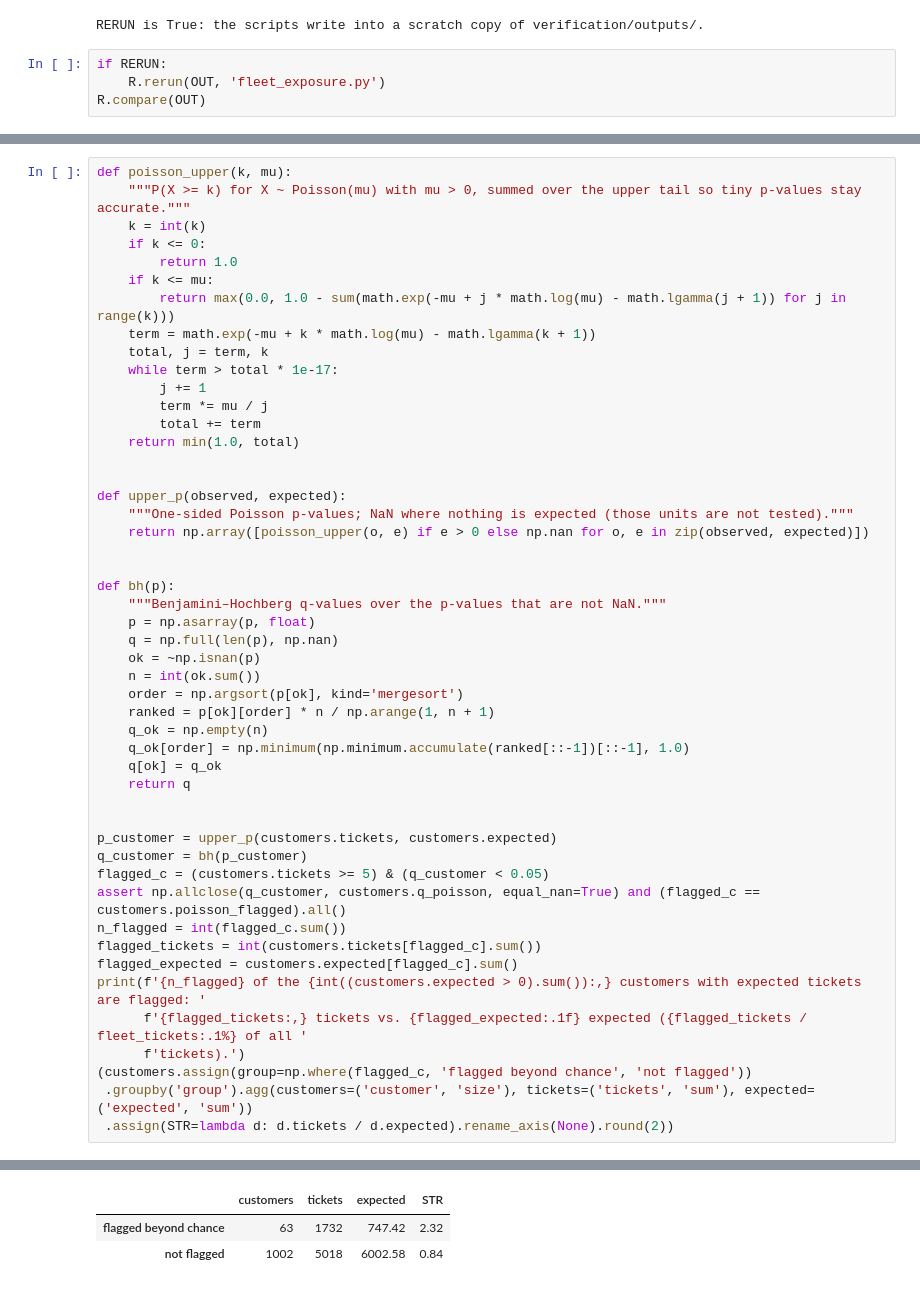
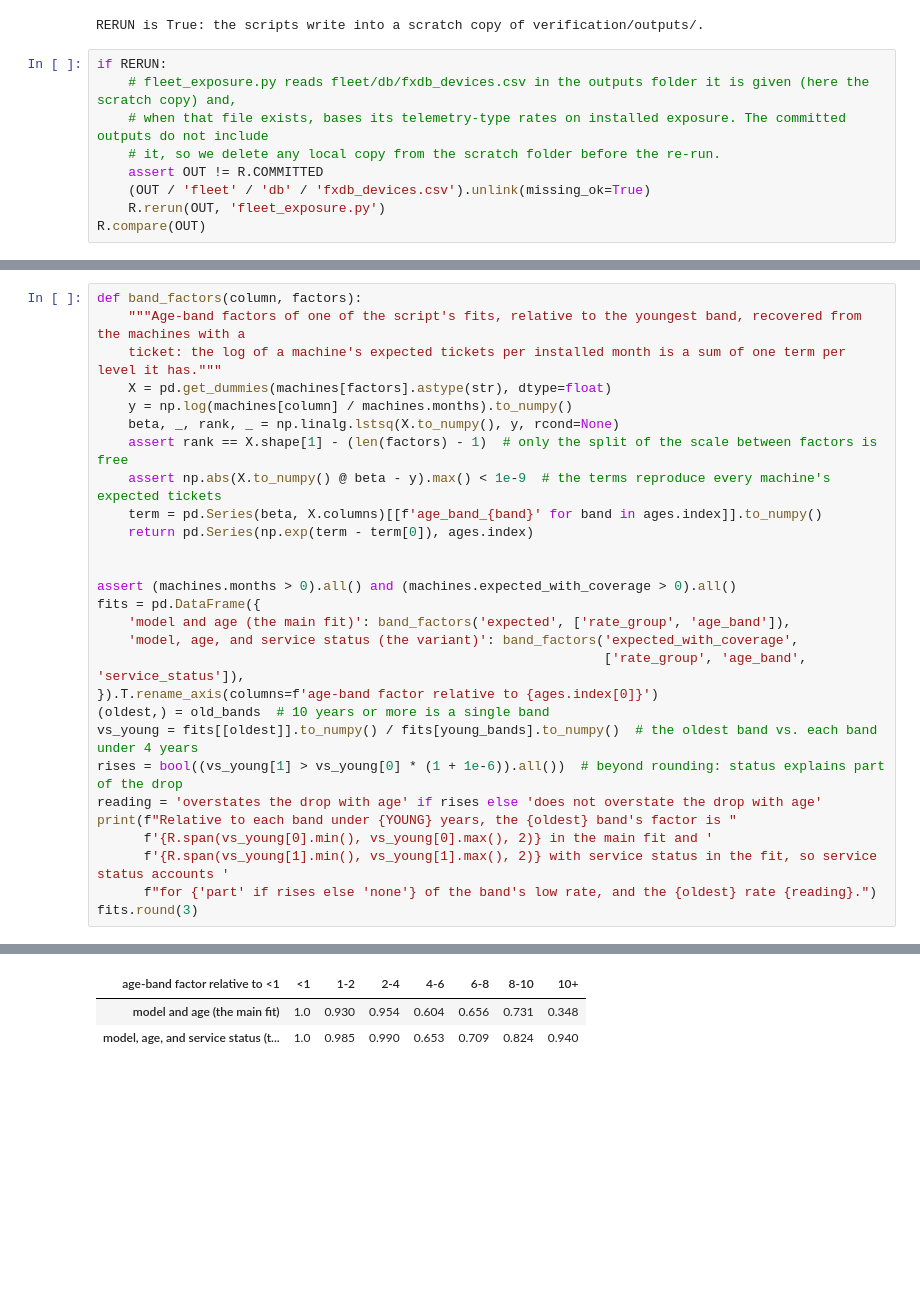
Before and after one commit to zach-yaninek/analytics-lab, a Jupyter notebook: notebooks/04_fleet_rates_customers_persistence.ipynb, the cells around one changed output, grey strips where cells are left out. Saved outputs shown, nothing was run; the diff lists cells and outputs as text; blank space fills up the shorter version.

```diff
--- a/notebooks/04_fleet_rates_customers_persistence.ipynb
+++ b/notebooks/04_fleet_rates_customers_persistence.ipynb
@@ -23,6 +23,11 @@ OUT = R.outputs(RERUN)
 RERUN is True: the scripts write into a scratch copy of verification/outputs/.
 # %%
 if RERUN:
+    # fleet_exposure.py reads fleet/db/fxdb_devices.csv in the outputs folder it is given (here the scratch copy) and,
+    # when that file exists, bases its telemetry-type rates on installed exposure. The committed outputs do not include
+    # it, so we delete any local copy from the scratch folder before the re-run.
+    assert OUT != R.COMMITTED
+    (OUT / 'fleet' / 'db' / 'fxdb_devices.csv').unlink(missing_ok=True)
     R.rerun(OUT, 'fleet_exposure.py')
 R.compare(OUT)
 # %% [output]
@@ -195,50 +223,29 @@ A customer's expected tickets are the sum of its machines' fitted expected ticke
 # %%
-def poisson_upper(k, mu):
-    """P(X >= k) for X ~ Poisson(mu) with mu > 0, summed over the upper tail so tiny p-values stay accurate."""
-    k = int(k)
-    if k <= 0:
-        return 1.0
-    if k <= mu:
-        return max(0.0, 1.0 - sum(math.exp(-mu + j * math.log(mu) - math.lgamma(j + 1)) for j in range(k)))
-    term = math.exp(-mu + k * math.log(mu) - math.lgamma(k + 1))
-    total, j = term, k
-    while term > total * 1e-17:
-        j += 1
-        term *= mu / j
-        total += term
-    return min(1.0, total)
+def band_factors(column, factors):
+    """Age-band factors of one of the script's fits, relative to the youngest band, recovered from the machines with a
+    ticket: the log of a machine's expected tickets per installed month is a sum of one term per level it has."""
+    X = pd.get_dummies(machines[factors].astype(str), dtype=float)
+    y = np.log(machines[column] / machines.months).to_numpy()
+    beta, _, rank, _ = np.linalg.lstsq(X.to_numpy(), y, rcond=None)
+    assert rank == X.shape[1] - (len(factors) - 1)  # only the split of the scale between factors is free
+    assert np.abs(X.to_numpy() @ beta - y).max() < 1e-9  # the terms reproduce every machine's expected tickets
+    term = pd.Series(beta, X.columns)[[f'age_band_{band}' for band in ages.index]].to_numpy()
+    return pd.Series(np.exp(term - term[0]), ages.index)
 
 
-def upper_p(observed, expected):
-    """One-sided Poisson p-values; NaN where nothing is expected (those units are not tested)."""
-    return np.array([poisson_upper(o, e) if e > 0 else np.nan for o, e in zip(observed, expected)])
-
-
-def bh(p):
-    """Benjamini–Hochberg q-values over the p-values that are not NaN."""
-    p = np.asarray(p, float)
-    q = np.full(len(p), np.nan)
-    ok = ~np.isnan(p)
-    n = int(ok.sum())
-    order = np.argsort(p[ok], kind='mergesort')
-    ranked = p[ok][order] * n / np.arange(1, n + 1)
-    q_ok = np.empty(n)
-    q_ok[order] = np.minimum(np.minimum.accumulate(ranked[::-1])[::-1], 1.0)
-    q[ok] = q_ok
-    return q
-
-
-p_customer = upper_p(customers.tickets, customers.expected)
-q_customer = bh(p_customer)
-flagged_c = (customers.tickets >= 5) & (q_customer < 0.05)
-assert np.allclose(q_customer, customers.q_poisson, equal_nan=True) and (flagged_c == customers.poisson_flagged).all()
-n_flagged = int(flagged_c.sum())
-flagged_tickets = int(customers.tickets[flagged_c].sum())
-flagged_expected = customers.expected[flagged_c].sum()
-print(f'{n_flagged} of the {int((customers.expected > 0).sum()):,} customers with expected tickets are flagged: '
-      f'{flagged_tickets:,} tickets vs. {flagged_expected:.1f} expected ({flagged_tickets / fleet_tickets:.1%} of all '
-      f'tickets).')
-(customers.assign(group=np.where(flagged_c, 'flagged beyond chance', 'not flagged'))
- .groupby('group').agg(customers=('customer', 'size'), tickets=('tickets', 'sum'), expected=('expected', 'sum'))
- .assign(STR=lambda d: d.tickets / d.expected).rename_axis(None).round(2))
+assert (machines.months > 0).all() and (machines.expected_with_coverage > 0).all()
+fits = pd.DataFrame({
+    'model and age (the main fit)': band_factors('expected', ['rate_group', 'age_band']),
+    'model, age, and service status (the variant)': band_factors('expected_with_coverage',
+                                                                 ['rate_group', 'age_band', 'service_status']),
+}).T.rename_axis(columns=f'age-band factor relative to {ages.index[0]}')
+(oldest,) = old_bands  # 10 years or more is a single band
+vs_young = fits[[oldest]].to_numpy() / fits[young_bands].to_numpy()  # the oldest band vs. each band under 4 years
+rises = bool((vs_young[1] > vs_young[0] * (1 + 1e-6)).all())  # beyond rounding: status explains part of the drop
+reading = 'overstates the drop with age' if rises else 'does not overstate the drop with age'
+print(f"Relative to each band under {YOUNG} years, the {oldest} band's factor is "
+      f'{R.span(vs_young[0].min(), vs_young[0].max(), 2)} in the main fit and '
+      f'{R.span(vs_young[1].min(), vs_young[1].max(), 2)} with service status in the fit, so service status accounts '
+      f"for {'part' if rises else 'none'} of the band's low rate, and the {oldest} rate {reading}.")
+fits.round(3)
 # %% [output]
@@ -246,4 +253,4 @@ print(f'{n_flagged} of the {int((customers.expected > 0).sum()):,} customers wit
-|  | customers | tickets | expected | STR |
-| flagged beyond chance | 63 | 1732 | 747.42 | 2.32 |
-| not flagged | 1002 | 5018 | 6002.58 | 0.84 |
+| age-band factor relative to <1 | <1 | 1-2 | 2-4 | 4-6 | 6-8 | 8-10 | 10+ |
+| model and age (the main fit) | 1.0 | 0.930 | 0.954 | 0.604 | 0.656 | 0.731 | 0.348 |
+| model, age, and service status (t... | 1.0 | 0.985 | 0.990 | 0.653 | 0.709 | 0.824 | 0.940 |
 # %% [markdown]
```
Also changed, not shown: parts of 34 cells of this notebook, 5 other files.
